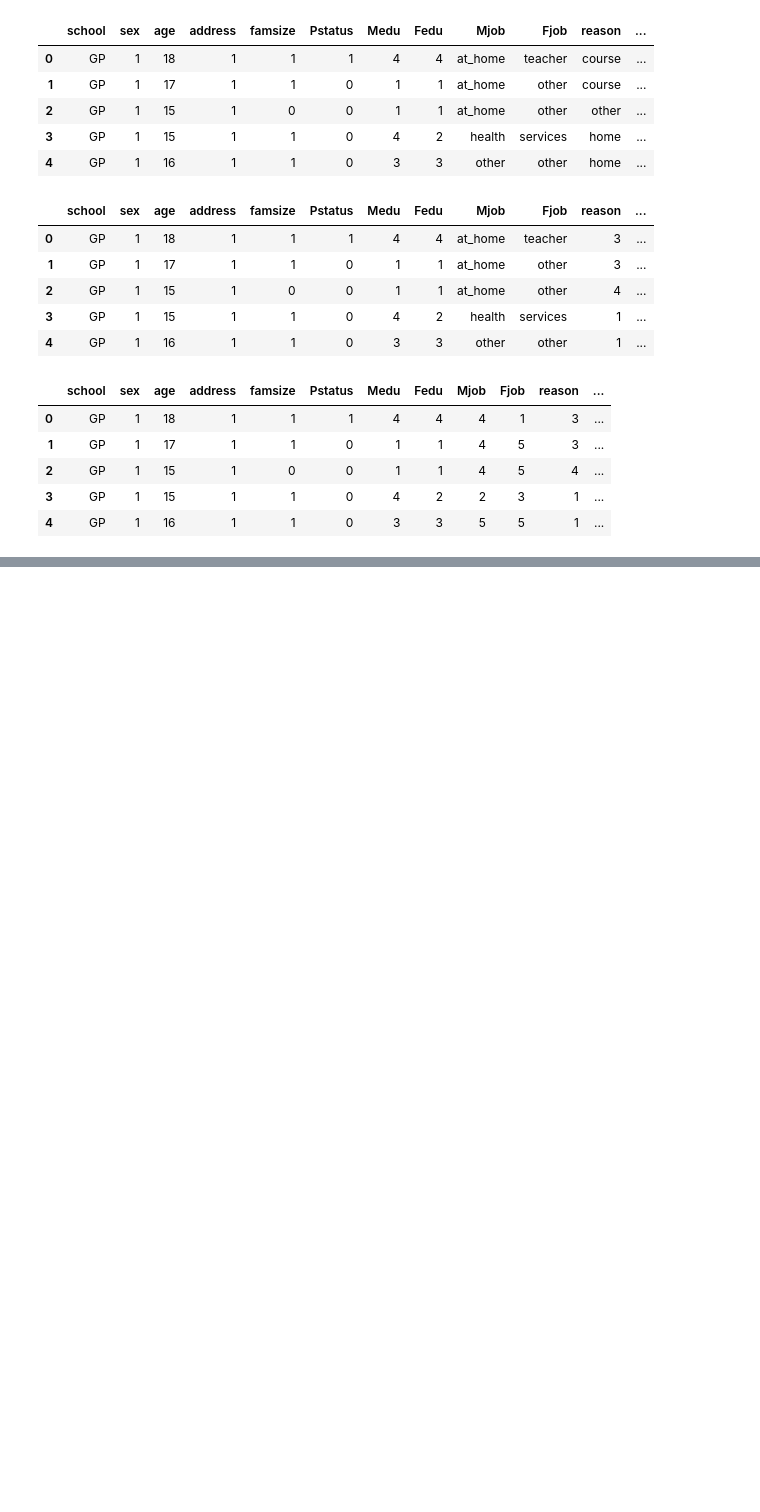
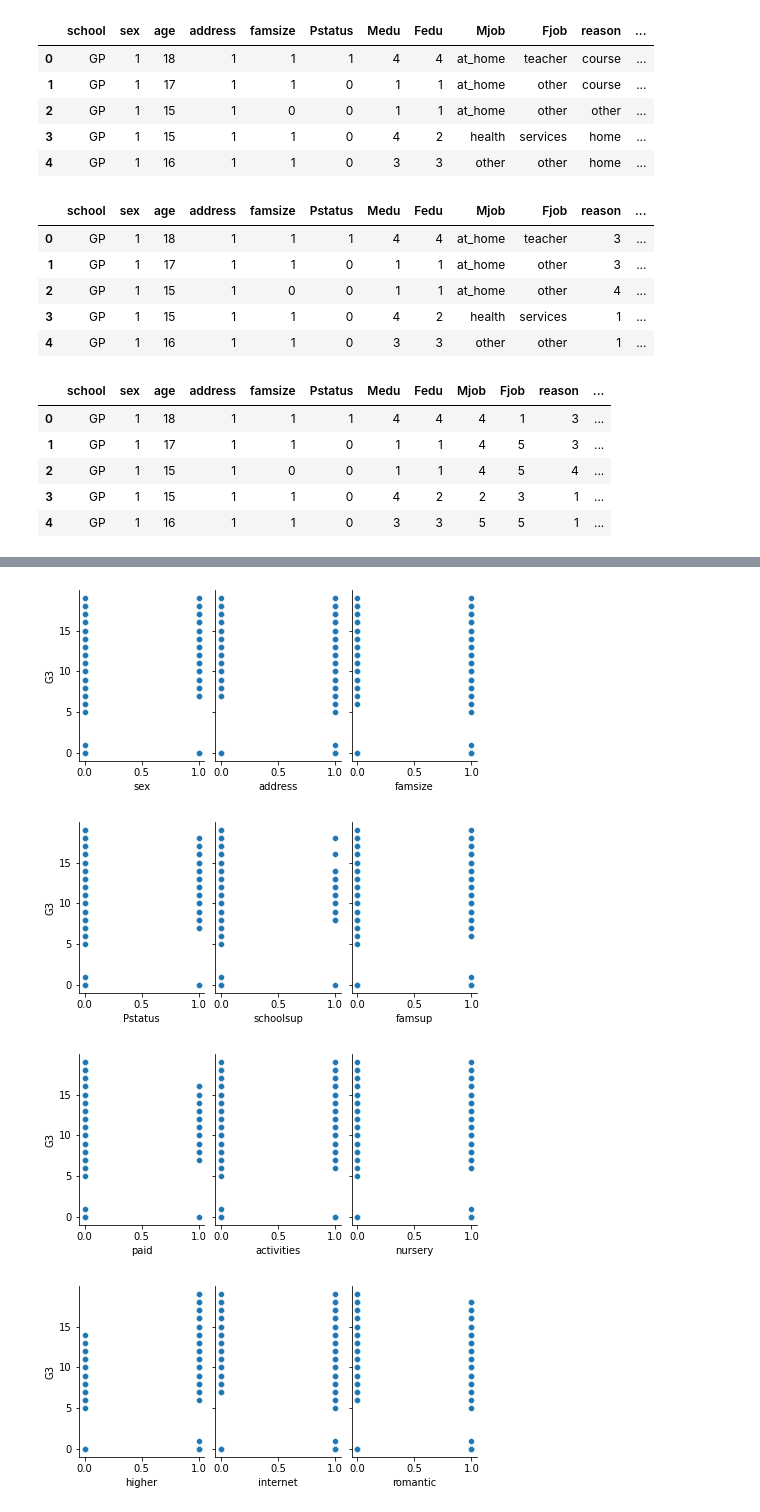
Before and after one commit to erwinleonardy/machine-learning, a Jupyter notebook: student/bayu/bayu-student-portugese.ipynb, the cells around one changed output, grey strips where cells are left out. Drawn from its saved outputs; the diff is of its cells as text; code cells hidden in the pictures; blank space fills up the shorter version.

```diff
--- a/student/bayu/bayu-student-portugese.ipynb
+++ b/student/bayu/bayu-student-portugese.ipynb
@@ -203,0 +232,12 @@ filtered_more_than_2_values_data = copy_data.filter(["Medu","Fedu","Mjob","Fjob"
+# %%
+def plot_feature_target(model,features):
+    for i in range(2,len(features),3):
+        sea.pairplot(model, x_vars=[features[i-2],features[i-1],features[i]], y_vars='G3', height=3, aspect=0.7)
+    plt.show()
+# %%
+plot_feature_target(filtered_2_values_data,["sex","address","famsize","Pstatus","schoolsup","famsup","paid","activities","nursery","higher","internet","romantic"])
+# %% [output]
+[figure, added]
+[figure, added]
+[figure, added]
+[figure, added]
```
Also changed, not shown: parts of 25 cells of this notebook.
